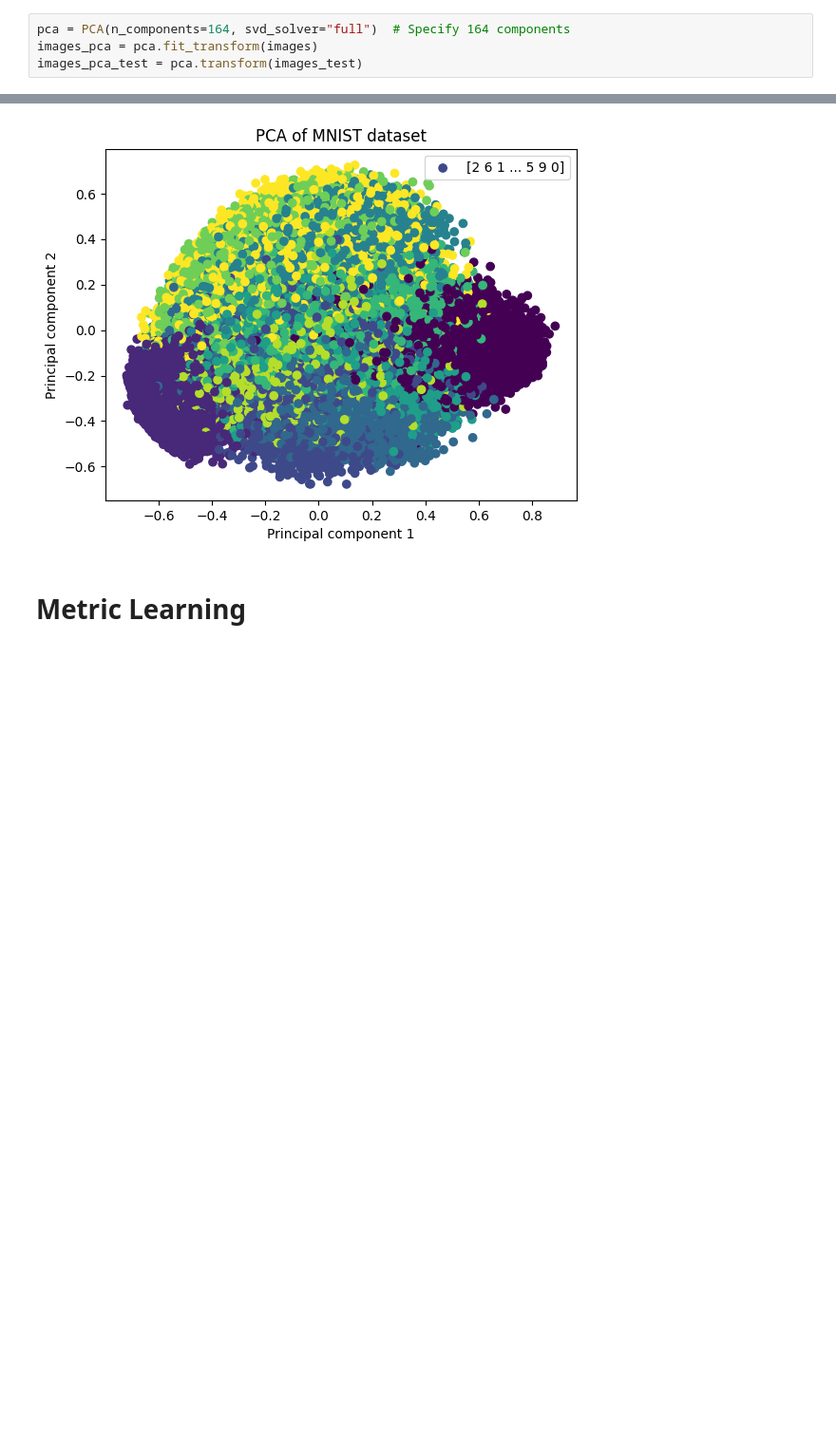
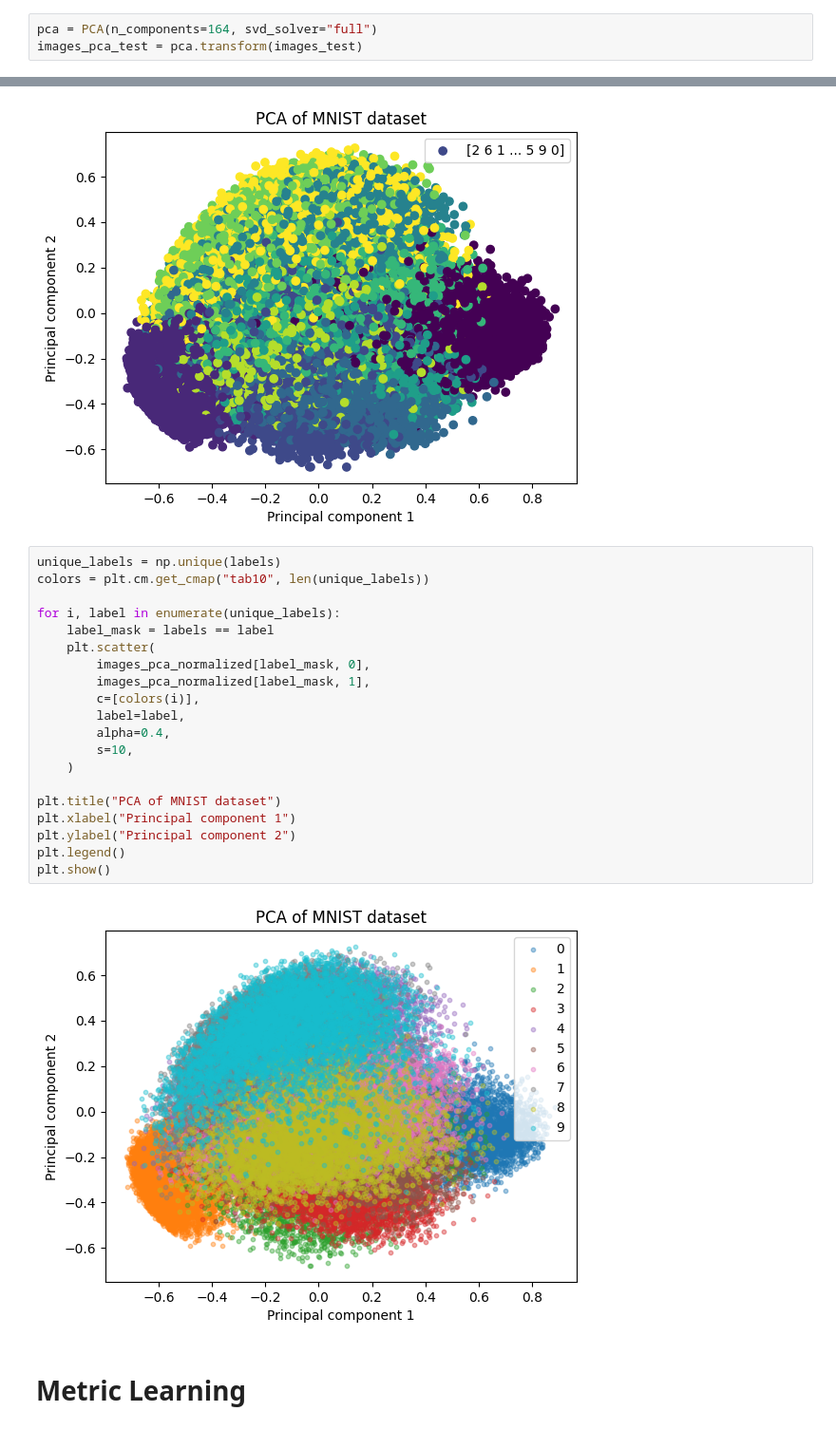
Before and after one commit to louise-davy/ustats_estimation_with_sampling, a Jupyter notebook: metric_learning_mnist.ipynb, the cells around one changed output, grey strips where cells are left out. Shown at 95% size. Drawn from its saved outputs; the diff is of its cells as text; blank space fills up the shorter version.

```diff
--- a/metric_learning_mnist.ipynb
+++ b/metric_learning_mnist.ipynb
@@ -75,8 +75,7 @@ print(images_test.shape, labels_test.shape)
 # %% [markdown]
 ## Data processing
 # %%
-pca = PCA(n_components=164, svd_solver="full")  # Specify 164 components
-images_pca = pca.fit_transform(images)
+pca = PCA(n_components=164, svd_solver="full")
 images_pca_test = pca.transform(images_test)
 # %%
 images_pca_normalized = normalize(images_pca, norm="l2", axis=1)
@@ -127,6 +122,28 @@ plt.legend()
 plt.show()
 # %% [output]
 [figure]
+# %%
+unique_labels = np.unique(labels)
+colors = plt.cm.get_cmap("tab10", len(unique_labels))
+
+for i, label in enumerate(unique_labels):
+    label_mask = labels == label
+    plt.scatter(
+        images_pca_normalized[label_mask, 0],
+        images_pca_normalized[label_mask, 1],
+        c=[colors(i)],
+        label=label,
+        alpha=0.4,
+        s=10,
+    )
+
+plt.title("PCA of MNIST dataset")
+plt.xlabel("Principal component 1")
+plt.ylabel("Principal component 2")
+plt.legend()
+plt.show()
+# %% [output]
+[figure, added]
 # %% [markdown]
 # Metric Learning
 # %% [markdown]
```
Also changed, not shown: parts of 11 cells of this notebook, 14 other files.
